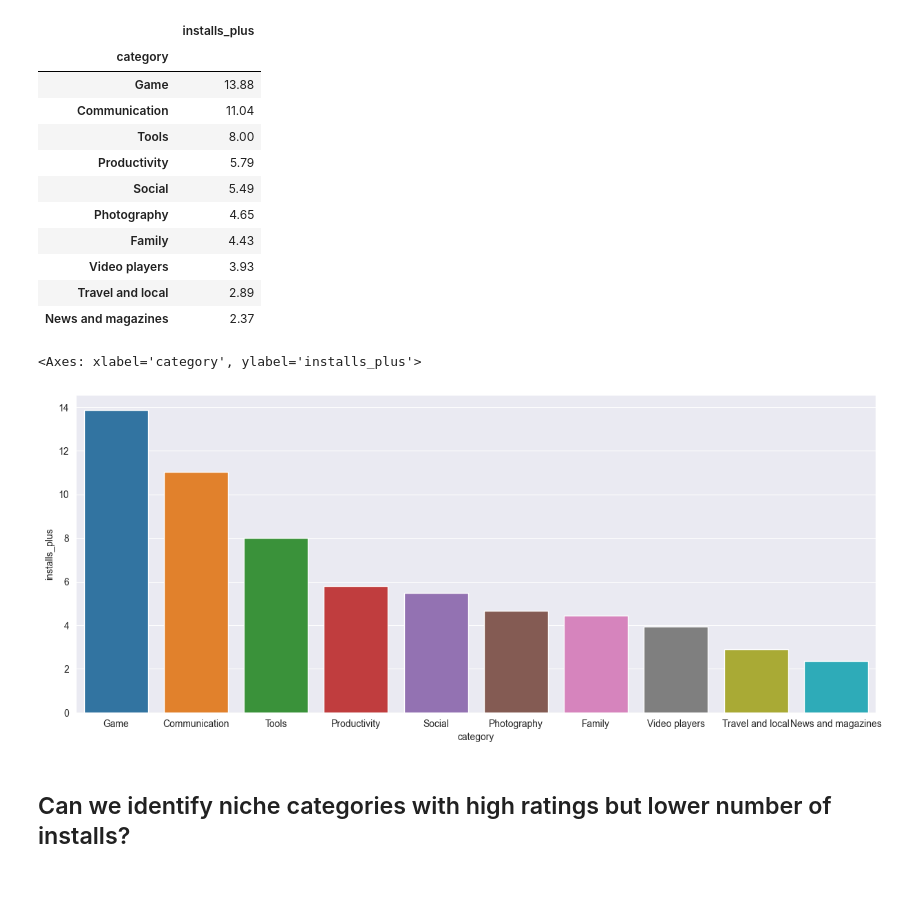
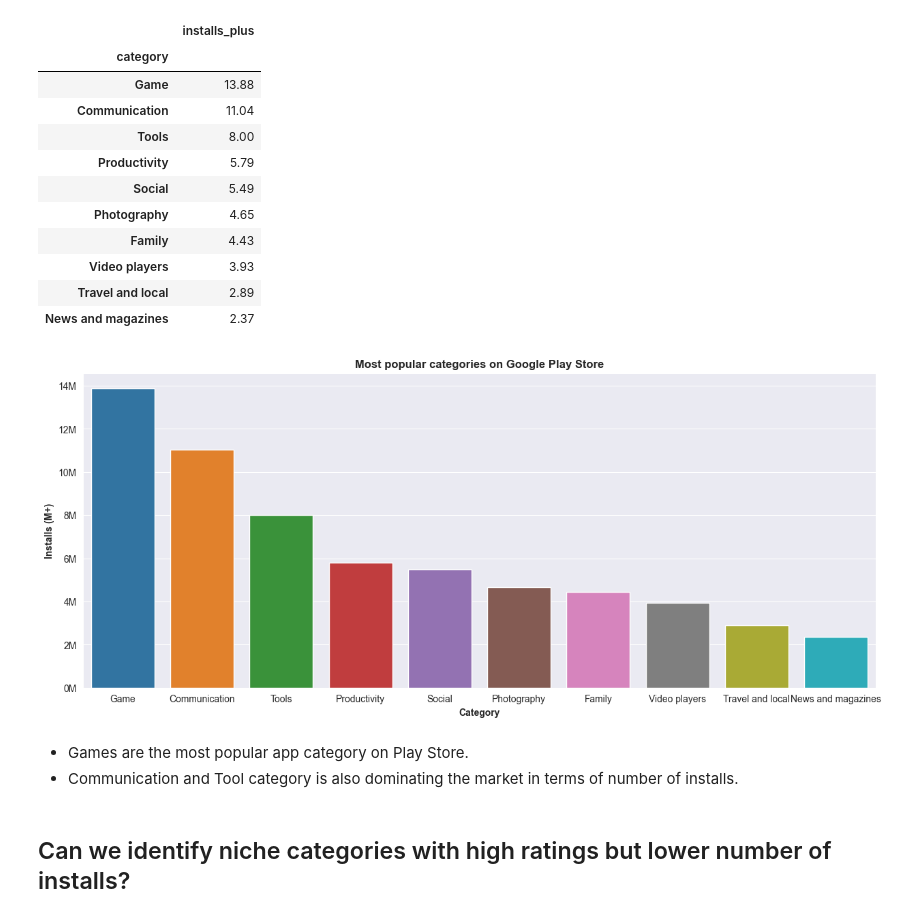
Before and after one commit to ali-bin-kashif/google-play-store-eda, a Jupyter notebook: google-play-store-eda.ipynb, the cells around one changed output. Saved outputs shown, nothing was run; the diff lists cells and outputs as text; code cells hidden in the pictures; blank space fills up the shorter version.

```diff
--- a/google-play-store-eda.ipynb
+++ b/google-play-store-eda.ipynb
@@ -626,14 +630,17 @@ popular_categories
 | Video players | 3.93 |
 | Travel and local | 2.89 |
 | News and magazines | 2.37 |
-# %%
-
-
-set_size_style(15,6,'darkgrid')
-sns.barplot(data=popular_categories, x='category', y='installs_plus', hue='category')
-# %% [output]
-<Axes: xlabel='category', ylabel='installs_plus'>
-[figure, removed]
+# %%
+set_size_style(15,6,'darkgrid')
+ax = sns.barplot(data=popular_categories, x='category', y='installs_plus', hue='category')
+ax.set_yticks(ticks=[0,2,4,6,8,10,12,14], labels=['0M', '2M', '4M', '6M','8M', '10M', '12M', '14M'])
+
+customize_plot(ax, 'Most popular categories on Google Play Store', 'Category', 'Installs (M+)', 12, 10)
+# %% [output]
+[figure, added]
+# %% [markdown]
+- Games are the most popular app category on Play Store.
+- Communication and Tool category is also dominating the market in terms of number of installs.
 # %% [markdown]
 ## Can we identify niche categories with high ratings but lower number of installs?
 # %%
```
Also changed, not shown: parts of 47 cells of this notebook.
